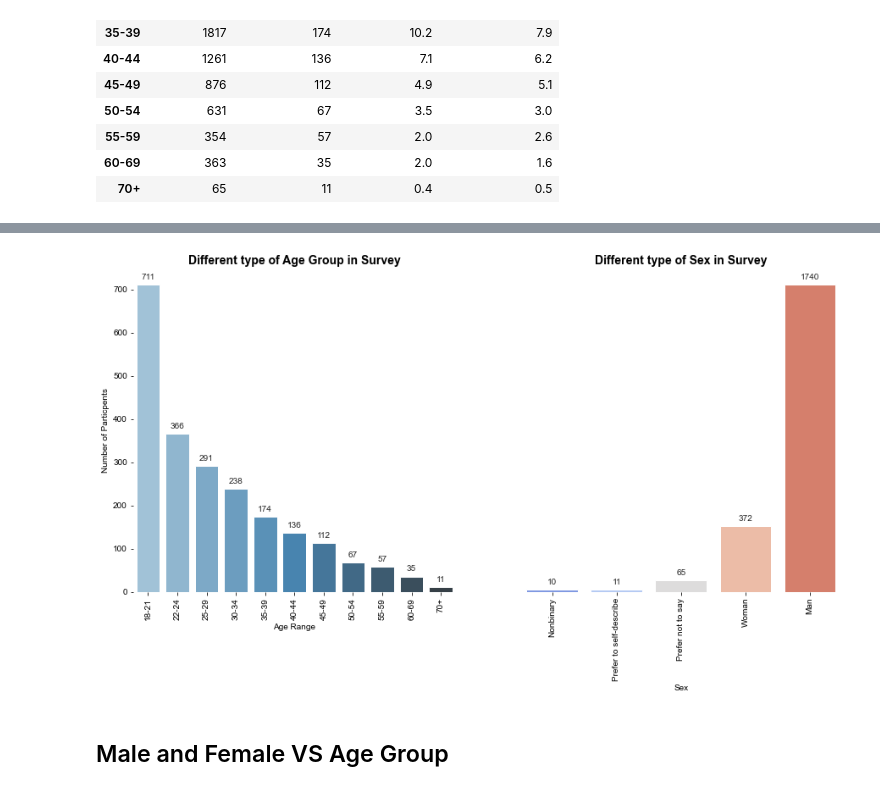
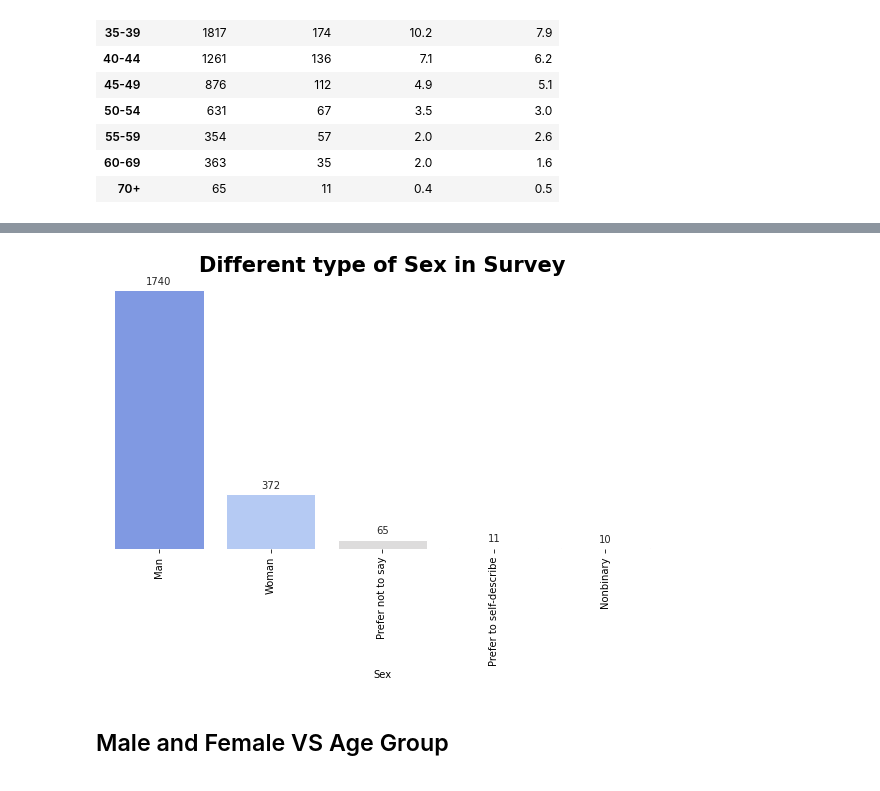
Before and after one commit to kingabzpro/Kaggle-competition-2020, a Jupyter notebook: university-degree-necessary-in-data-science.ipynb, the cells around one changed output, grey strips where cells are left out. Drawn from its saved outputs; the diff is of its cells as text; code cells hidden in the pictures.

```diff
--- a/university-degree-necessary-in-data-science.ipynb
+++ b/university-degree-necessary-in-data-science.ipynb
@@ -47,5 +70,5 @@ warnings.simplefilter(action='ignore')
 # %%
-Kaggle=pd.read_csv("Data/kaggle_survey_2020_responses.csv")
+Kaggle=pd.read_csv("../input/kaggle-survey-2020/kaggle_survey_2020_responses.csv")
 Kaggle.drop([0],axis=0,inplace=True)
 Kaggle['time'] = Kaggle['Time from Start to Finish (seconds)'].astype(int)
 Kaggle.drop("Time from Start to Finish (seconds)",axis=1,inplace=True)
@@ -173,39 +210,25 @@ ax.yaxis.set_major_formatter(mtick.FormatStrFormatter('%.0f%%'));
 # %%
-f, axes = plt.subplots(1, 2,figsize=(15,7))
+f, axes = plt.subplots(1, 1,figsize=(10,5))
 sns.set_style("whitegrid", {'axes.grid' : False})
 
-age=Kaggle_NDegree.Q1.value_counts().sort_values(ascending=False).to_frame()
-ax=sns.barplot(data=age,x=age.index,y='Q1',palette="Blues_d",ax=axes[0])
-ax.set_title('Different type of Age Group in Survey',fontsize=14, fontweight='bold')
-ax.set_xlabel('Age Range')
-ax.set_ylabel('Number of Particpents')
-ax.set_xticklabels(ax.get_xticklabels(),rotation=90)
-for p in ax.patches:
-    ax.annotate(format(p.get_height(), '1.0f'),
-                   (p.get_x() + p.get_width() / 2., p.get_height()),
-                   ha = 'center', va = 'center',
-                   xytext = (0, 9),
-                   textcoords = 'offset points')
-for s in ['top', 'left', 'right', 'bottom']:
-    ax.spines[s].set_visible(False)
 
-sex=Kaggle_NDegree.Q2.value_counts().sort_values(ascending=True).to_frame()
-ax1=sns.barplot(data=sex,x=sex.index,y='Q2',palette="coolwarm",ax=axes[1])
-ax1.set_title('Different type of Sex in Survey',fontsize=14, fontweight='bold')
+sex=Kaggle_NDegree.Q2.value_counts().sort_values(ascending=False).to_frame()
+ax1=sns.barplot(data=sex,x=sex.index,y='Q2',palette="coolwarm")
+ax1.set_title('Different type of Sex in Survey',fontsize=21, fontweight='bold')
 ax1.set_xlabel('Sex')
 ax1.set_ylabel('')
 ax1.set_xticklabels(ax1.get_xticklabels(),rotation=90);
 ax1.set_yticks([])
 for p in ax1.patches:
     ax1.annotate(format(p.get_height(), '1.0f'),
                    (p.get_x() + p.get_width() / 2., p.get_height()),
                    ha = 'center', va = 'center',
                    xytext = (0, 9),
                    textcoords = 'offset points')
 for s in ['top', 'left', 'right', 'bottom']:
     ax1.spines[s].set_visible(False)
 # %% [output]
-[figure, old version]
+[figure, new version]
 # %% [markdown]
 ## Male and Female VS Age Group
 # %%
```
Also changed, not shown: parts of 85 cells of this notebook, 2 other files.
